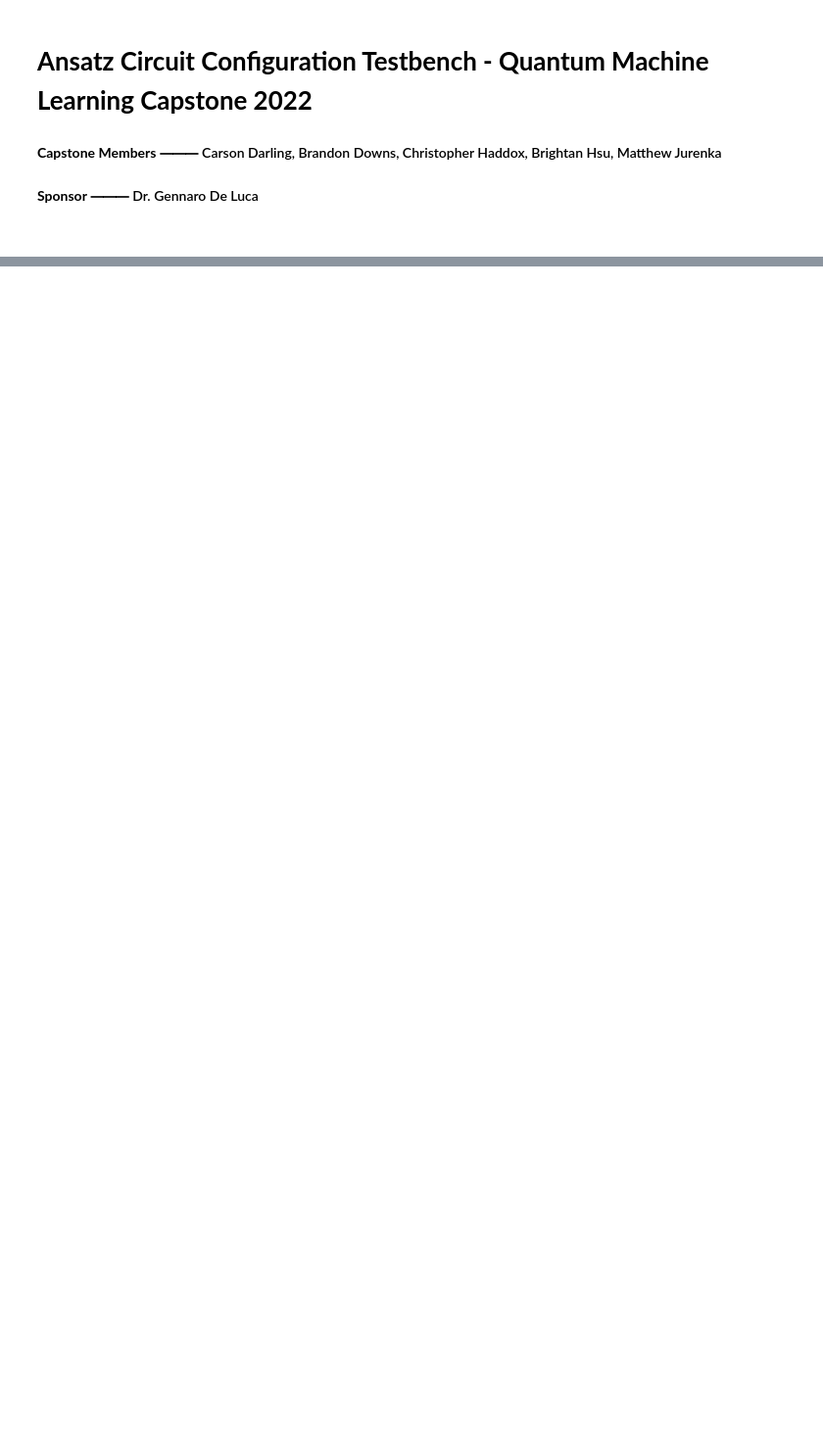
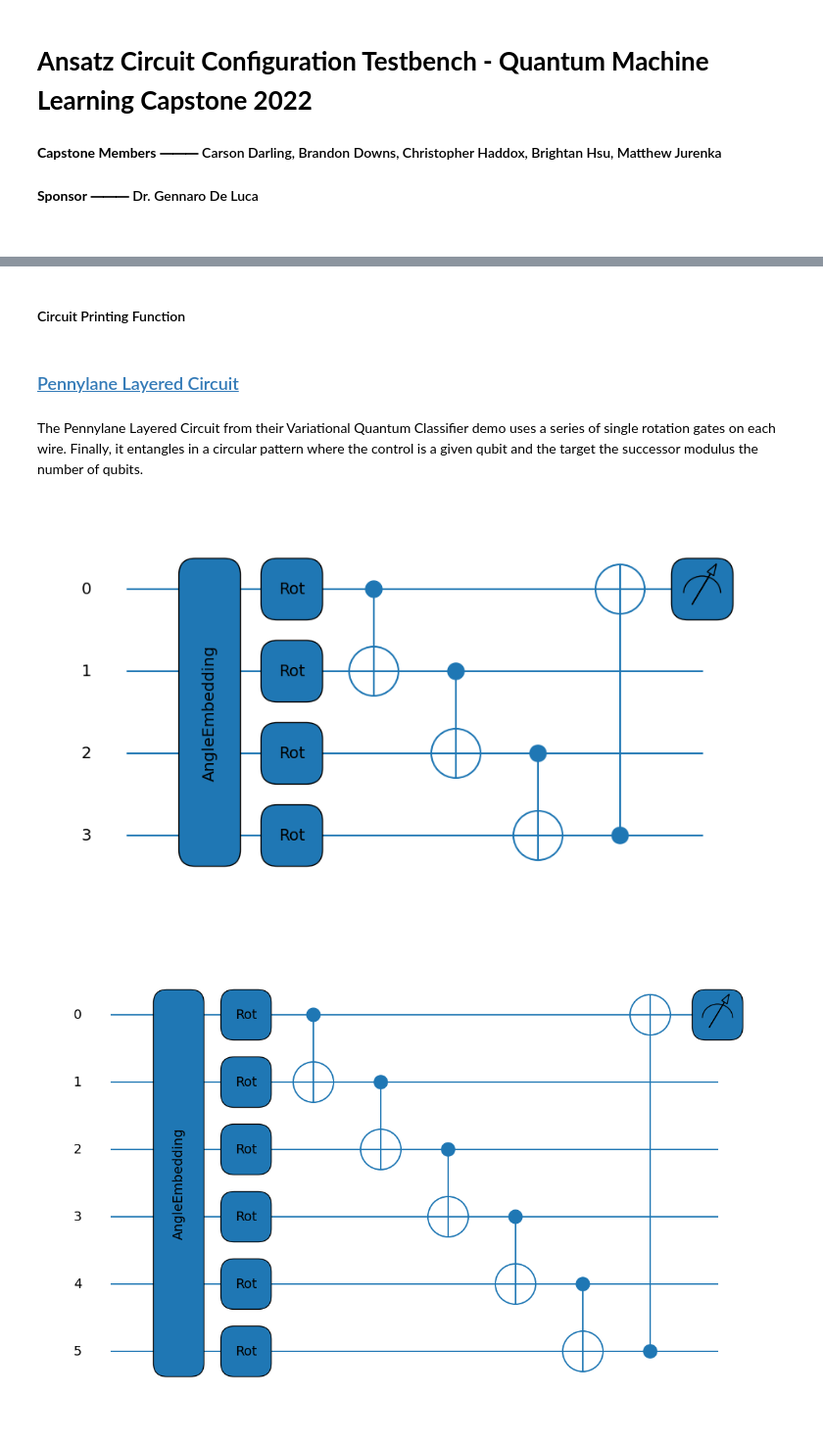
Before and after one commit to mattjurenka/qml-capstone, a Jupyter notebook: testbench.ipynb, the cells around one changed output, grey strips where cells are left out. Shown at 98% size. Cells and saved outputs as stored; diff of their text form; code cells hidden in the pictures; blank space fills up the shorter version.

```diff
--- a/testbench.ipynb
+++ b/testbench.ipynb
@@ -163,17 +8,0 @@ print(qml.draw_mpl(temp_circuit)(draw_weights, draw_features))
-# %%
-# https://pennylane.ai/qml/glossary/circuit_ansatz.html#a-parametrized-b-parametrized
-def pennylane_ab_parameterized_circuit(weights, features):
-    rotational_encoding(features)
-
-    for W in weights:
-        qml.CRot(W[0, 0], W[0, 1], W[0, 2], wires=[0, 2])
-        qml.CRot(W[1, 0], W[1, 1], W[1, 2], wires=[1, 3])
-        qml.CRot(W[2, 0], W[2, 1], W[2, 2], wires=[2, 0])
-        qml.CRot(W[3, 0], W[3, 1], W[3, 2], wires=[3, 1])
-
-    return qml.expval(qml.PauliZ(0))
-
-
-circuit_library.append(pennylane_ab_parameterized_circuit)
-temp_circuit = qml.QNode(pennylane_ab_parameterized_circuit, draw_device)
-print(qml.draw_mpl(temp_circuit)(draw_weights, draw_features))
@@ -404,0 +159,35 @@ tket library??
+# %% [markdown]
+#### Circuit Printing Function
+# %%
+def draw_circuit_mpl(circuit, num_qubits):
+    draw_device = qml.device("qiskit.aer", wires=num_qubits)
+    temp_circuit = qml.QNode(circuit, draw_device)
+    draw_weight_shape = qml.templates.StronglyEntanglingLayers.shape(n_layers=1, n_wires=num_qubits)
+    draw_weights = np.random.random(draw_weight_shape)
+    draw_features = [0] * num_qubits
+    fig = qml.draw_mpl(temp_circuit)(num_qubits, draw_weights, draw_features)
+# %% [markdown]
+### [Pennylane Layered Circuit](https://pennylane.ai/qml/demos/tutorial_variational_classifier.html)
+# %% [markdown]
+The Pennylane Layered Circuit from their Variational Quantum Classifier demo uses a series of single rotation gates on each wire. Finally, it entangles in a circular pattern where the control is a given qubit and the target the successor modulus the number of qubits.
+# %%
+def Layered(*args):
+    num_qubits, weights, features = args
+
+    qml.AngleEmbedding(features, wires=range(num_qubits), rotation="Y")
+
+    for W in weights:
+        for qubit in range(num_qubits):
+            qml.Rot(W[qubit,0], W[qubit, 1], W[qubit, 2], wires=qubit)
+
+        for qubit in range(num_qubits):
+            qml.CNOT(wires=[qubit, (qubit+1) % num_qubits])
+
+    return qml.expval(qml.PauliZ(0))
+
+draw_circuit_mpl(Layered, 4)
+draw_circuit_mpl(Layered, 6)
+draw_circuit_mpl(Layered, 8)
+# %% [output]
+[figure, added]
+[figure, added]
```
Also changed, not shown: parts of 61 cells of this notebook.
